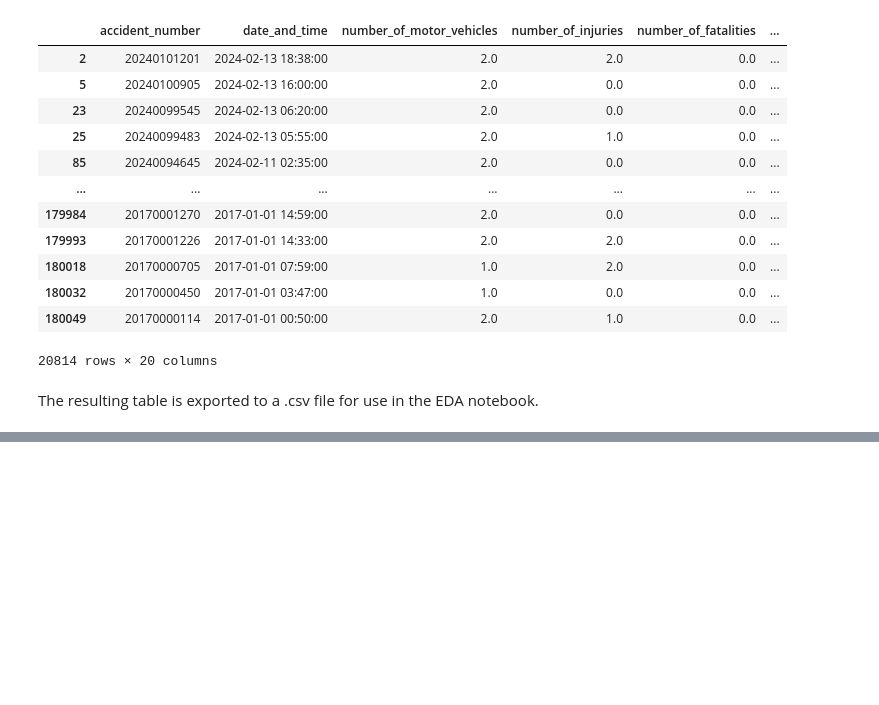
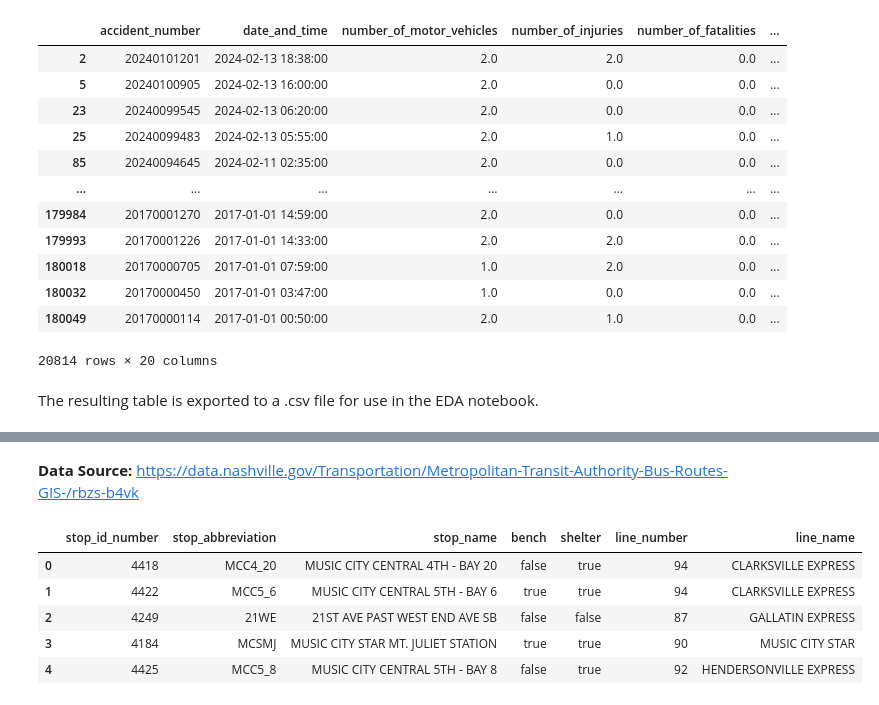
Before and after one commit to jchabinec/Making-Nashvilles-Streets-Safer, a Jupyter notebook: notebooks/get_data.ipynb, the cells around one changed output, grey strips where cells are left out. Saved outputs shown, nothing was run; the diff lists cells and outputs as text; code cells hidden in the pictures; blank space fills up the shorter version.

```diff
--- a/notebooks/get_data.ipynb
+++ b/notebooks/get_data.ipynb
@@ -126,0 +130,13 @@ east_nash_crashes.to_csv('../data/clean/east_nash_crashes.csv')
+# %% [markdown]
+**Data Source:** https://data.nashville.gov/Transportation/Metropolitan-Transit-Authority-Bus-Routes-GIS-/rbzs-b4vk
+# %%
+rta_export = client.get("wxmi-5gfk", limit=20000000)
+rta_stops_raw = pd.DataFrame.from_records(rta_export)
+rta_stops_raw.head()
+# %% [output]
+|  | stop_id_number | stop_abbreviation | stop_name | bench | shelter | line_number | line_name |
+| 0 | 4418 | MCC4_20 | MUSIC CITY CENTRAL 4TH - BAY 20 | false | true | 94 | CLARKSVILLE EXPRESS |
+| 1 | 4422 | MCC5_6 | MUSIC CITY CENTRAL 5TH - BAY 6 | true | true | 94 | CLARKSVILLE EXPRESS |
+| 2 | 4249 | 21WE | 21ST AVE PAST WEST END AVE SB | false | false | 87 | GALLATIN EXPRESS |
+| 3 | 4184 | MCSMJ | MUSIC CITY STAR MT. JULIET STATION | true | true | 90 | MUSIC CITY STAR |
+| 4 | 4425 | MCC5_8 | MUSIC CITY CENTRAL 5TH - BAY 8 | false | true | 92 | HENDERSONVILLE EXPRESS |
```
Also changed, not shown: parts of 4 cells of this notebook, 5 other files.
